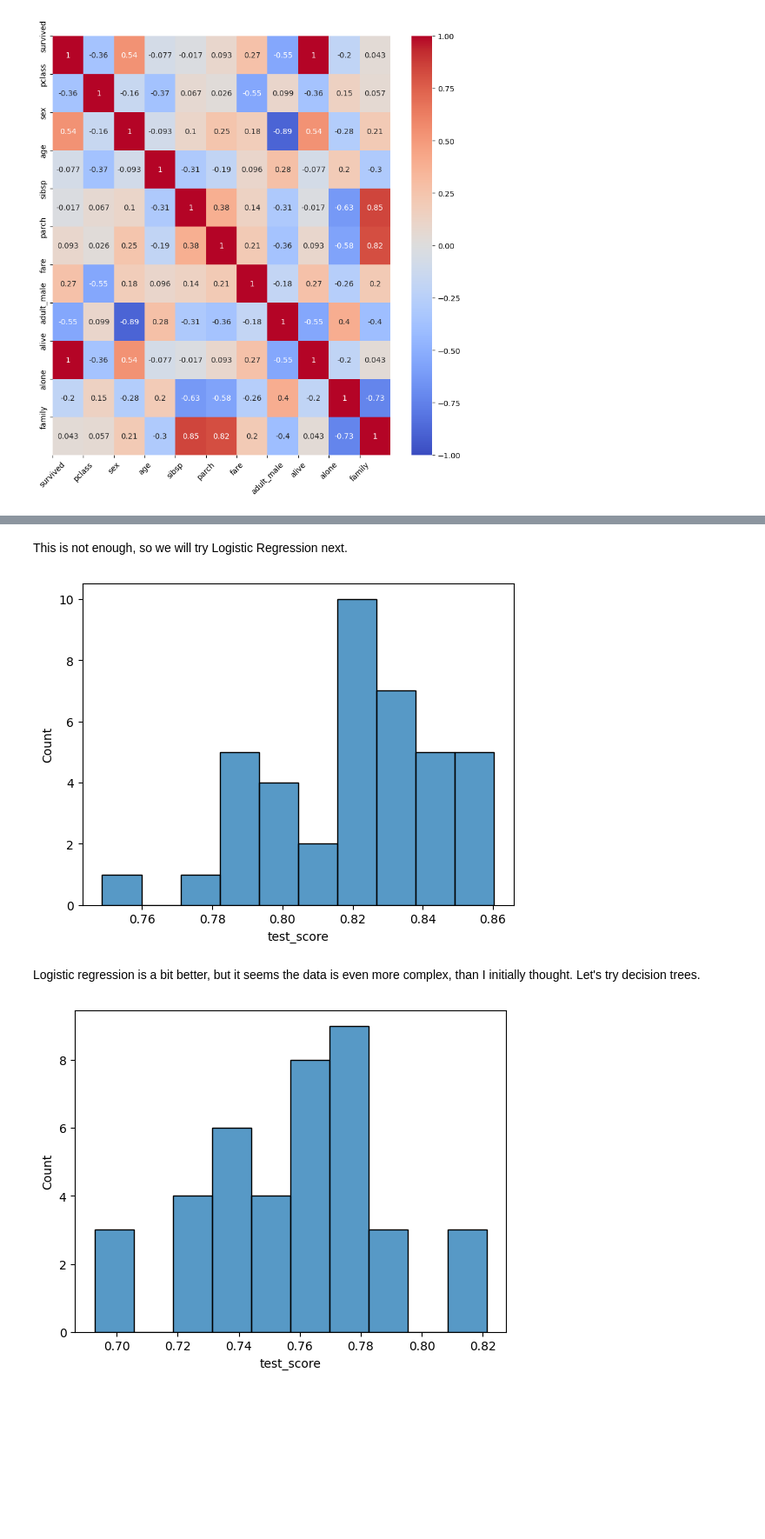
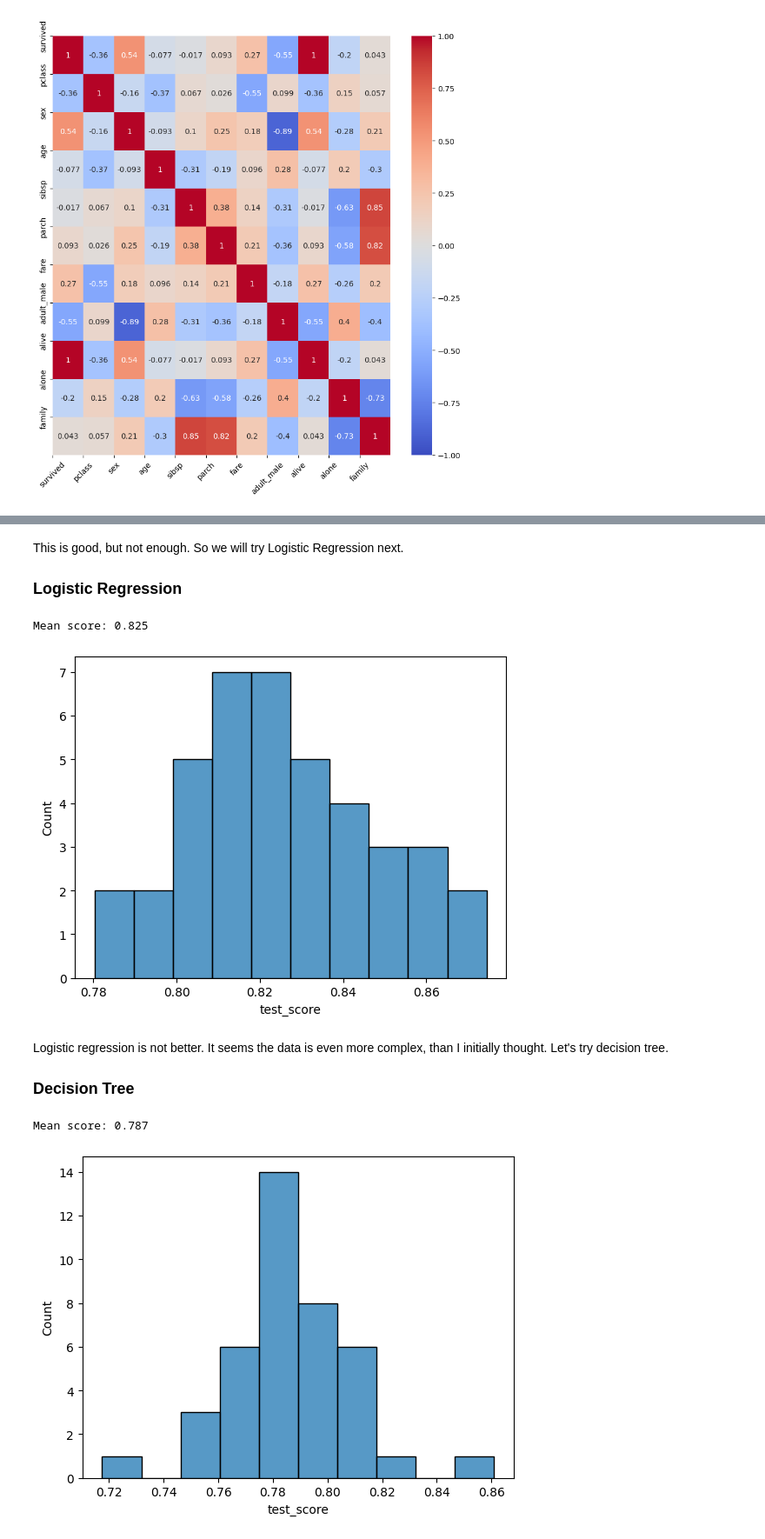
Before and after one commit to Lev1231254/analyzeTitanicData, a Jupyter notebook: analysis.ipynb, the cells around one changed output, grey strips where cells are left out. Shown at 87% size. Saved outputs shown, nothing was run; the diff lists cells and outputs as text; code cells hidden in the pictures; blank space fills up the shorter version.

```diff
--- a/analysis.ipynb
+++ b/analysis.ipynb
@@ -15,13 +21,14 @@ import time
 dataset = sns.load_dataset('titanic')
 
 # add family feature
-family = dataset['sibsp'].add(dataset['parch'])
+family = dataset['sibsp'] + dataset['parch'] + 1
 family = pd.DataFrame(family, columns=['family'])
 
 dataset = dataset.join(family)
 
 #remove rows with nan
-dataset = dataset.dropna(subset=['age'])
+dataset["age"] = dataset["age"].fillna(dataset["age"].median())
+
 
 # turn str features into numeric features
 dataset['sex'] = dataset['sex'].map({'male' : 0, 'female' : 1})
@@ -162,7 +170,7 @@ We need to predict binary value, so let's try K nearest neighbors first.
 # %%
 df_numeric = dataset.drop(columns=['embarked', 'class', 'who', 'deck', 'embark_town'])
 
-X = df_numeric.drop(columns=['survived', 'family', 'alive'])
+X = df_numeric.drop(columns=['survived', 'sibsp', 'parch', 'alive'])
 y = df_numeric['survived']
 
 # split data
@@ -200,5 +197,7 @@ _ = sns.histplot(results["test_score"], bins=10)
 # %% [markdown]
-This is not enough, so we will try Logistic Regression next.
+This is good, but not enough. So we will try Logistic Regression next.
+
+### Logistic Regression
 # %%
 #make pipeline
 model = make_pipeline(StandardScaler(), LogisticRegression())
@@ -210,21 +209,27 @@ cross_validation_results = cross_validate(
 
 results = pd.DataFrame(cross_validation_results)
 _ = sns.histplot(results["test_score"], bins=10)
+print(f"Mean score: {results["test_score"].mean():.3f}")
 # %% [output]
+Mean score: 0.825
-[figure, old version]
+[figure, new version]
 # %% [markdown]
-Logistic regression is a bit better, but it seems the data is even more complex, than I initially thought. Let's try decision trees.
+Logistic regression is not better. It seems the data is even more complex, than I initially thought. Let's try decision tree.
+
+### Decision Tree
 # %%
-from sklearn.tree import DecisionTreeRegressor
-#make pipeline
-model = make_pipeline(StandardScaler(), DecisionTreeRegressor())
+from sklearn.tree import DecisionTreeClassifier
+
+model = make_pipeline(DecisionTreeClassifier())
 
 #cross validation
 cv = ShuffleSplit(n_splits=40, test_size = 0.25, random_state=0)
 cross_validation_results = cross_validate(
-    model, X, y, cv=cv, scoring="neg_mean_absolute_error")
+    model, X, y, cv=cv, scoring="accuracy")
 
-results = 1 + pd.DataFrame(cross_validation_results)
+results = pd.DataFrame(cross_validation_results)
 _ = sns.histplot(results["test_score"], bins=10)
+print(f"Mean score: {results["test_score"].mean():.3f}")
 # %% [output]
+Mean score: 0.787
-[figure, old version]
+[figure, new version]
```
Also changed, not shown: parts of 10 cells of this notebook.
